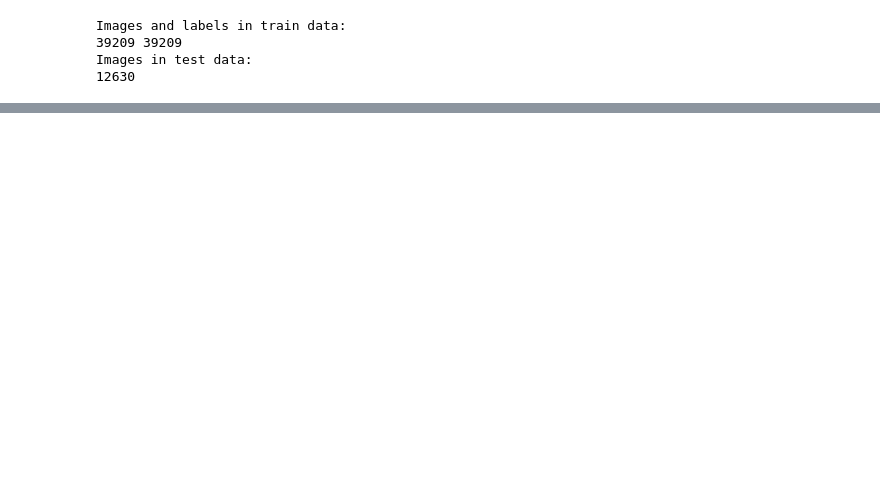
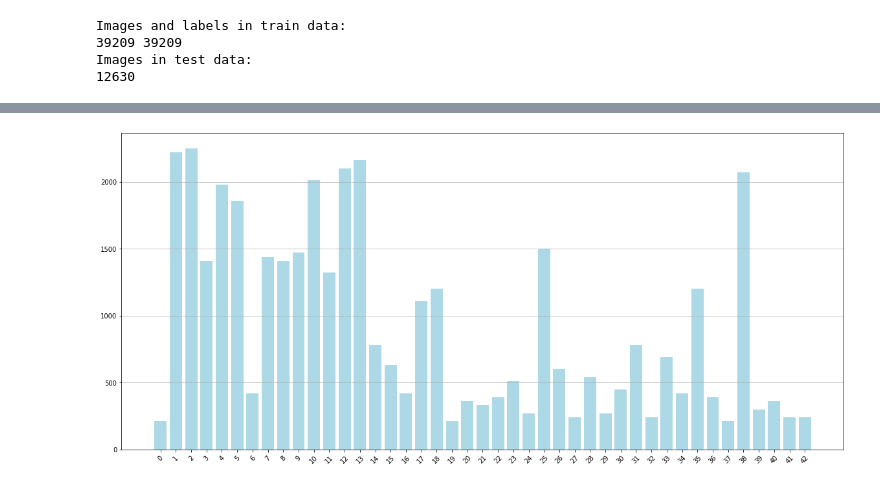
Before and after one commit to imarekkus/Master-s_Thesis, a Jupyter notebook: kody/EDA.ipynb, the cells around one changed output, grey strips where cells are left out. Cells and saved outputs as stored; diff of their text form; code cells hidden in the pictures; blank space fills up the shorter version.

```diff
--- a/kody/EDA.ipynb
+++ b/kody/EDA.ipynb
@@ -133,3 +141,11 @@ Images and labels in train data:
 39209 39209
 Images in test data:
 12630
+# %%
+# Size of images
+
+# Combine two columns into new one called size
+df_train['Size'] = df_train['Width'].astype(str) + 'x' + df_train['Height'].astype(str)
+
+# Getting unique values
+len(np.unique(df_train['Size']))
@@ -142,0 +206,15 @@ plt.show()
+# %%
+# Balance of classes
+unique_classes_train, classes_counts_train = np.unique(df_train['ClassId'], return_counts=True)
+
+unique_classes_test, classes_counts_test = np.unique(df_test['ClassId'], return_counts=True)
+# %%
+# Balance of classes in train set
+
+plt.figure(figsize=(20,9))
+plt.grid(axis='y')
+plt.bar(unique_classes_train, classes_counts_train, color='lightblue')
+plt.xticks(unique_classes_train, rotation=45)
+plt.show()
+# %% [output]
+[figure, added]
```
Also changed, not shown: parts of 9 cells of this notebook, 7 other files.
